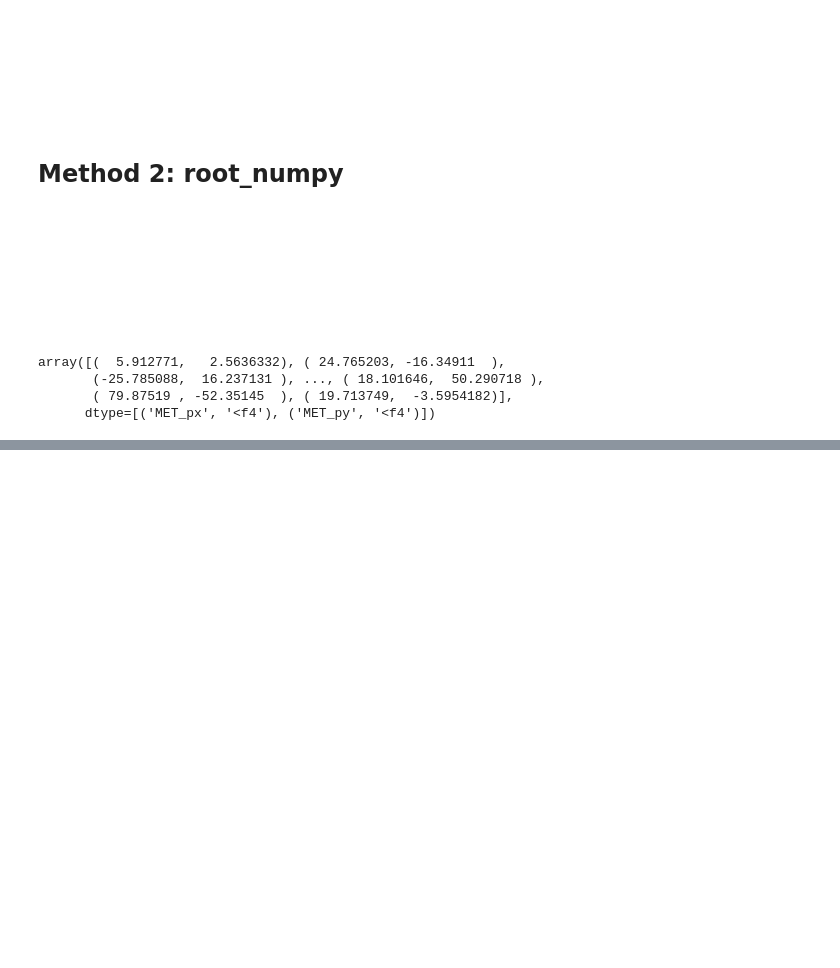
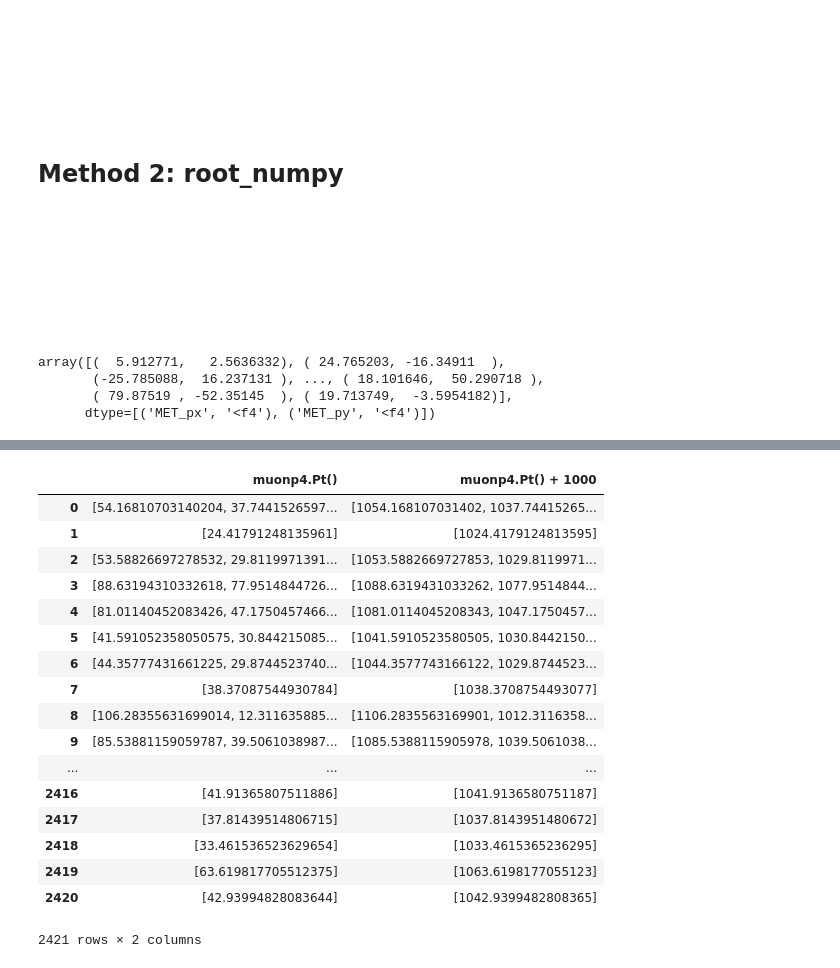
Before and after one commit to jpivarski-talks/2019-05-28-lpchats-numpy-uproot-awkward, a Jupyter notebook: 04-basic-uproot.ipynb, the cells around one changed output, grey strips where cells are left out. Drawn from its saved outputs; the diff is of its cells as text; code cells hidden in the pictures; blank space fills up the shorter version.

```diff
--- a/04-basic-uproot.ipynb
+++ b/04-basic-uproot.ipynb
@@ -142,0 +203,28 @@ And it uses all the same tricks as `TTree::Draw` to loop over events with minima
+# %%
+# But the advantage of being compiled against ROOT is that you can run any TTree::Draw formula
+# on the branches, including C++ object methods.
+
+# This muonp4 branch has type TLorentzVector, which has a Pt() method.
+pandas.DataFrame(
+    root_numpy.root2array("http://scikit-hep.org/uproot/examples/HZZ-objects.root",
+                          "events",
+                          ["muonp4.Pt()", "muonp4.Pt() + 1000"]))
+# %% [output]
+|  | muonp4.Pt() | muonp4.Pt() + 1000 |
+| 0 | [54.16810703140204, 37.7441526597... | [1054.168107031402, 1037.74415265... |
+| 1 | [24.41791248135961] | [1024.4179124813595] |
+| 2 | [53.58826697278532, 29.8119971391... | [1053.5882669727853, 1029.8119971... |
+| 3 | [88.63194310332618, 77.9514844726... | [1088.6319431033262, 1077.9514844... |
+| 4 | [81.01140452083426, 47.1750457466... | [1081.0114045208343, 1047.1750457... |
+| 5 | [41.591052358050575, 30.844215085... | [1041.5910523580505, 1030.8442150... |
+| 6 | [44.35777431661225, 29.8744523740... | [1044.3577743166122, 1029.8744523... |
+| 7 | [38.37087544930784] | [1038.3708754493077] |
+| 8 | [106.28355631699014, 12.311635885... | [1106.2835563169901, 1012.3116358... |
+| 9 | [85.53881159059787, 39.5061038987... | [1085.5388115905978, 1039.5061038... |
+| ... | ... | ... |
+| 2416 | [41.91365807511886] | [1041.9136580751187] |
+| 2417 | [37.81439514806715] | [1037.8143951480672] |
+| 2418 | [33.461536523629654] | [1033.4615365236295] |
+| 2419 | [63.619817705512375] | [1063.6198177055123] |
+| 2420 | [42.93994828083644] | [1042.9399482808365] |
+2421 rows × 2 columns
```
Also changed, not shown: parts of 16 cells of this notebook, 2 other files.
